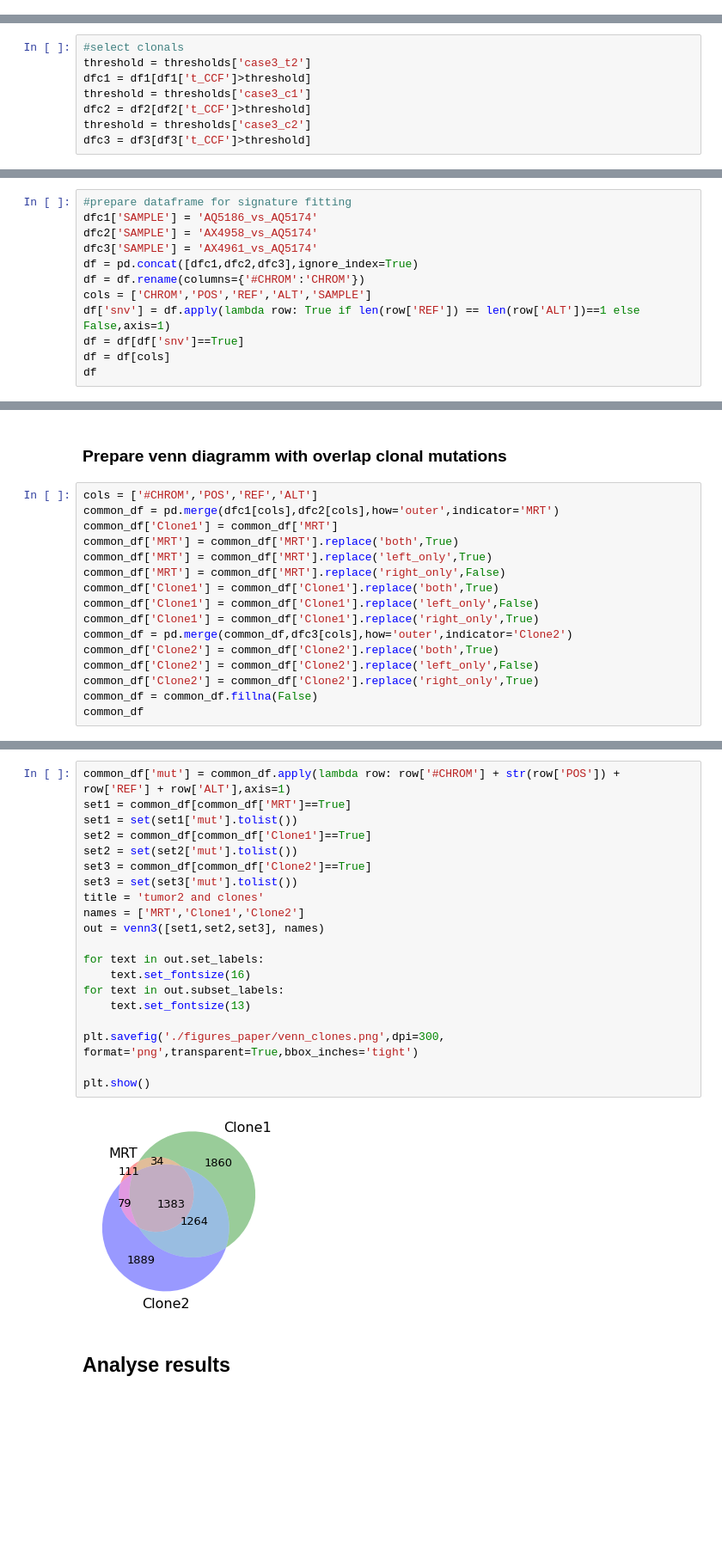
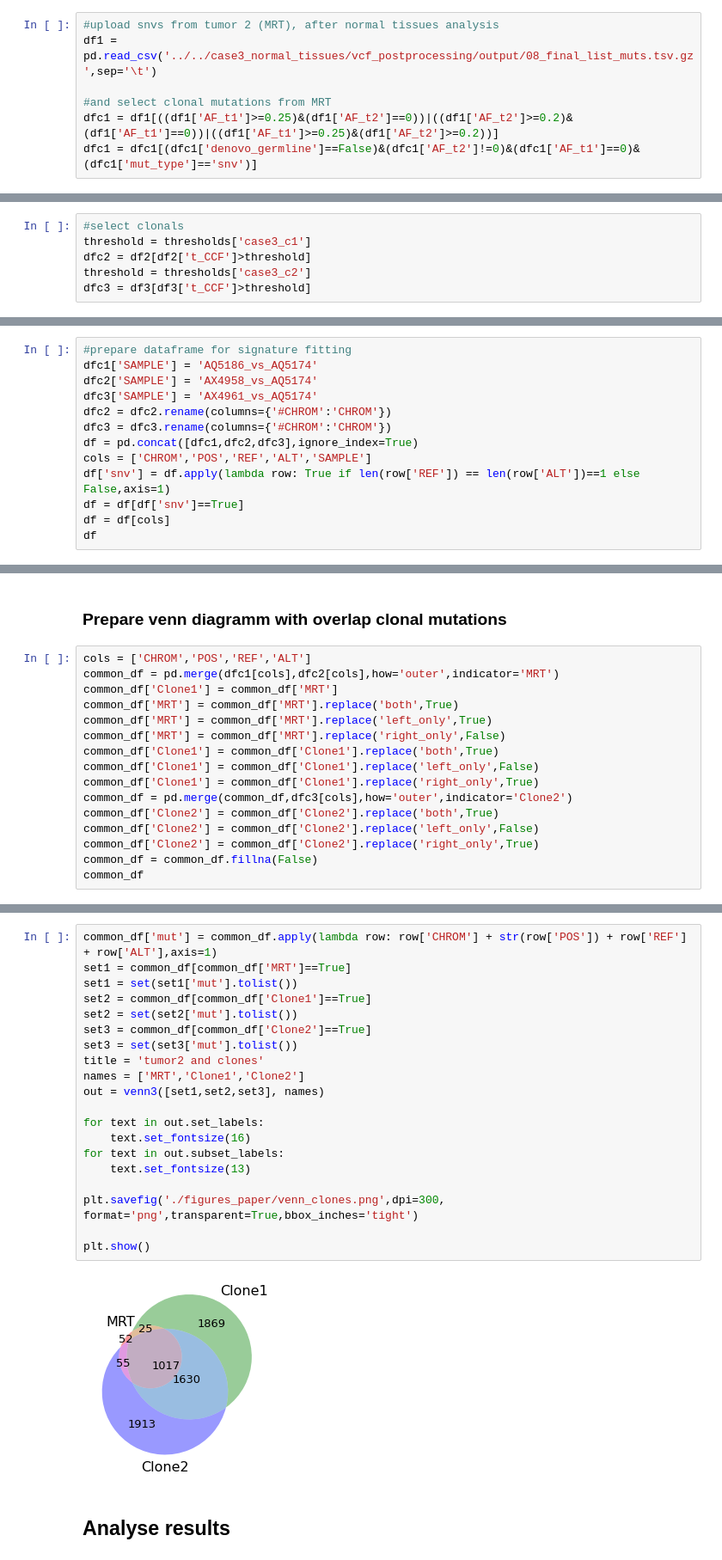
Before and after one commit to bbglab/second-tumors-children, a Jupyter notebook: wgs_analysis/case3_clones_analysis/signature_analysis/Analysis_msigact_clones_case3_t2.ipynb, the cells around one changed output, grey strips where cells are left out. Shown at 86% size. Cells and saved outputs as stored; diff of their text form; blank space fills up the shorter version.

Commit message:
fixed number of mutations mrt

```diff
--- a/wgs_analysis/case3_clones_analysis/signature_analysis/Analysis_msigact_clones_case3_t2.ipynb
+++ b/wgs_analysis/case3_clones_analysis/signature_analysis/Analysis_msigact_clones_case3_t2.ipynb
@@ -135 +126,8 @@ thresholds
+# %%
+#upload snvs from tumor 2 (MRT), after normal tissues analysis
+df1 = pd.read_csv('../../case3_normal_tissues/vcf_postprocessing/output/08_final_list_muts.tsv.gz',sep='\t')
+
+#and select clonal mutations from MRT
+dfc1 = df1[((df1['AF_t1']>=0.25)&(df1['AF_t2']==0))|((df1['AF_t2']>=0.2)&(df1['AF_t1']==0))|((df1['AF_t1']>=0.25)&(df1['AF_t2']>=0.2))]
+dfc1 = dfc1[(dfc1['denovo_germline']==False)&(dfc1['AF_t2']!=0)&(dfc1['AF_t1']==0)&(dfc1['mut_type']=='snv')]
 # %%
@@ -142,8 +138,6 @@ df2 = df2[df2['snv']==True]
 df3 = df3[df3['snv']==True]
 # %%
 #select clonals
-threshold = thresholds['case3_t2']
-dfc1 = df1[df1['t_CCF']>threshold]
 threshold = thresholds['case3_c1']
 dfc2 = df2[df2['t_CCF']>threshold]
 threshold = thresholds['case3_c2']
@@ -161,8 +155,9 @@ print(len(df3),len(dfc3),'Clone2')
 dfc1['SAMPLE'] = 'AQ5186_vs_AQ5174'
 dfc2['SAMPLE'] = 'AX4958_vs_AQ5174'
 dfc3['SAMPLE'] = 'AX4961_vs_AQ5174'
+dfc2 = dfc2.rename(columns={'#CHROM':'CHROM'})
+dfc3 = dfc3.rename(columns={'#CHROM':'CHROM'})
 df = pd.concat([dfc1,dfc2,dfc3],ignore_index=True)
-df = df.rename(columns={'#CHROM':'CHROM'})
 cols = ['CHROM','POS','REF','ALT','SAMPLE']
 df['snv'] = df.apply(lambda row: True if len(row['REF']) == len(row['ALT'])==1 else False,axis=1)
 df = df[df['snv']==True]
@@ -202,7 +192,7 @@ df.to_csv('./input/clonals_case3_t2.tsv.gz',sep='\t',index=None,compression='gzi
 # %% [markdown]
 ### Prepare venn diagramm with overlap clonal mutations
 # %%
-cols = ['#CHROM','POS','REF','ALT']
+cols = ['CHROM','POS','REF','ALT']
 common_df = pd.merge(dfc1[cols],dfc2[cols],how='outer',indicator='MRT')
 common_df['Clone1'] = common_df['MRT']
 common_df['MRT'] = common_df['MRT'].replace('both',True)
@@ -247,25 +237,25 @@ common_df.groupby(['MRT','Clone1','Clone2']).count()
 # %%
-common_df['mut'] = common_df.apply(lambda row: row['#CHROM'] + str(row['POS']) + row['REF'] + row['ALT'],axis=1)
+common_df['mut'] = common_df.apply(lambda row: row['CHROM'] + str(row['POS']) + row['REF'] + row['ALT'],axis=1)
 set1 = common_df[common_df['MRT']==True]
 set1 = set(set1['mut'].tolist())
 set2 = common_df[common_df['Clone1']==True]
 set2 = set(set2['mut'].tolist())
 set3 = common_df[common_df['Clone2']==True]
 set3 = set(set3['mut'].tolist())
 title = 'tumor2 and clones'
 names = ['MRT','Clone1','Clone2']
 out = venn3([set1,set2,set3], names)
 
 for text in out.set_labels:
     text.set_fontsize(16)
 for text in out.subset_labels:
     text.set_fontsize(13)
 
 plt.savefig('./figures_paper/venn_clones.png',dpi=300, format='png',transparent=True,bbox_inches='tight')
 
 plt.show()
 # %% [output]
-[figure, old version]
+[figure, new version]
 # %% [markdown]
 ## Analyse results
 # %%
```
Also changed, not shown: parts of 12 cells of this notebook, 16 other files.
